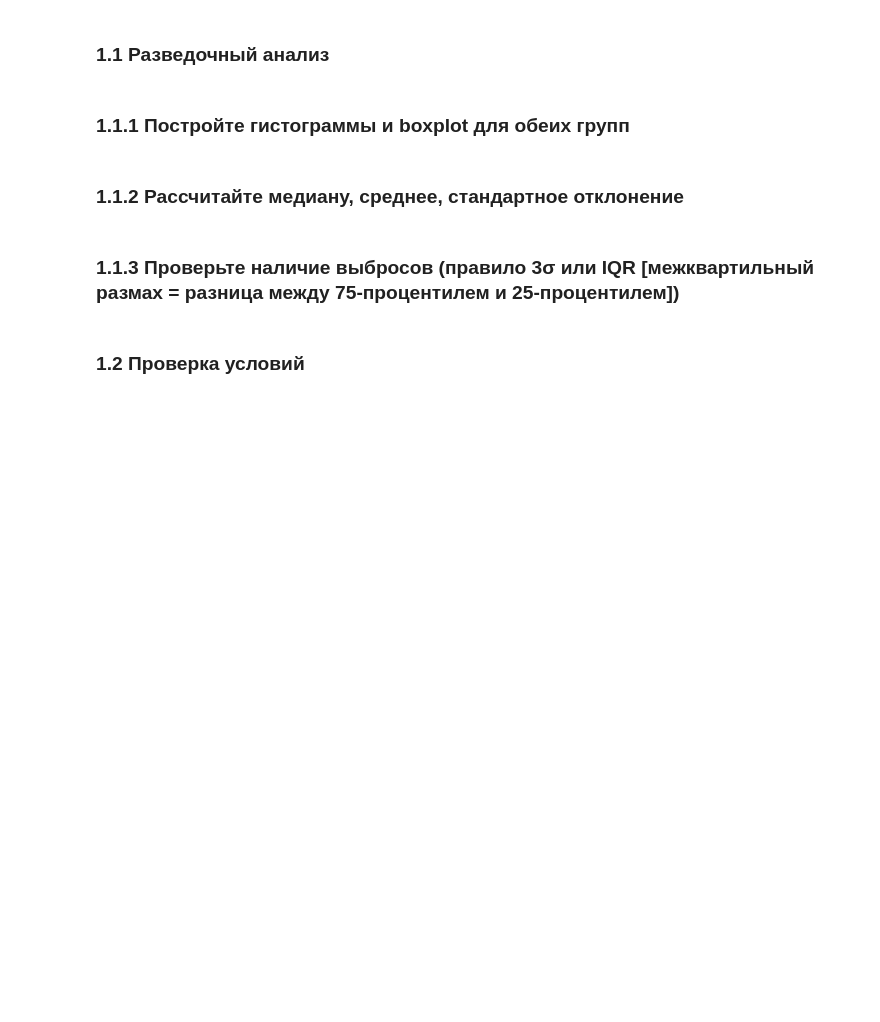
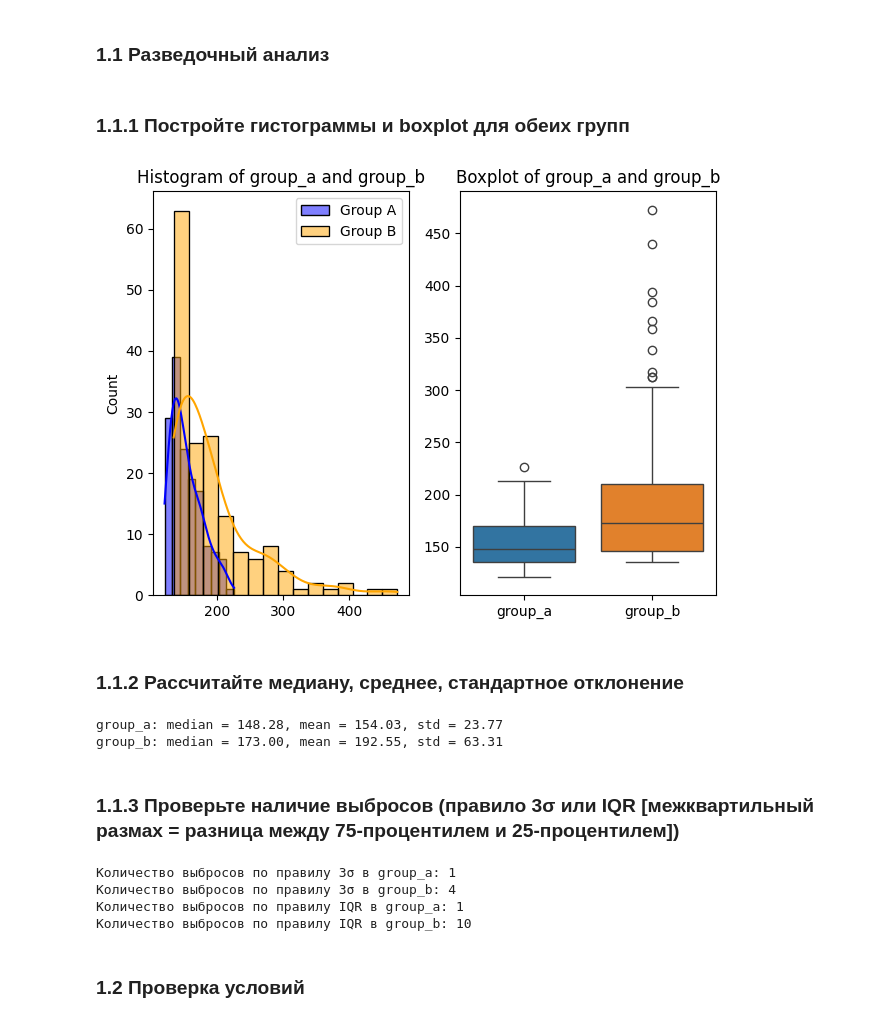
Before and after one commit to r42arty/hse, a Jupyter notebook: mod3/MathStat/MS_4.ipynb, the cells around one changed output. Drawn from its saved outputs; the diff is of its cells as text; code cells hidden in the pictures; blank space fills up the shorter version.

```diff
--- a/mod3/MathStat/MS_4.ipynb
+++ b/mod3/MathStat/MS_4.ipynb
@@ -215,25 +232,68 @@ group_b = generate_skewed(135, 50, 0.8, 160)
 # %% [markdown]
 ### 1.1.1 Постройте гистограммы и boxplot для обеих групп
 # %%
-plt.Figure(figsize=(18, 6))
+plt.Figure()
 
 plt.subplot(1, 2, 1)
 sns.histplot(group_a, color='blue', kde=True, label='Group A')
 sns.histplot(group_b, color='orange', kde=True, label='Group B')
 plt.title("Histogram of group_a and group_b")
 plt.legend()
 
 plt.subplot(1, 2, 2)
 sns.boxplot(data=[group_a, group_b])
 plt.xticks([0, 1], ["group_a", "group_b"])
 plt.title("Boxplot of group_a and group_b")
 
 plt.tight_layout()
 plt.show()
+# %% [output]
+[figure, added]
 # %% [markdown]
 ### 1.1.2 Рассчитайте медиану, среднее, стандартное отклонение
+# %%
+a_median = np.median(group_a)
+a_mean = np.mean(group_a)
+a_std = np.std(group_a, ddof=1)
+
+b_median = np.median(group_b)
+b_mean = np.mean(group_b)
+b_std = np.std(group_b, ddof=1)
+
+print(f"group_a: median = {a_median:.2f}, mean = {a_mean:.2f}, std = {a_std:.2f}")
+print(f"group_b: median = {b_median:.2f}, mean = {b_mean:.2f}, std = {b_std:.2f}")
+# %% [output]
+group_a: median = 148.28, mean = 154.03, std = 23.77
+group_b: median = 173.00, mean = 192.55, std = 63.31
 # %% [markdown]
 ### 1.1.3 Проверьте наличие выбросов (правило 3σ или IQR \[межквартильный размах = разница между 75-процентилем и 25-процентилем\])
+# %%
+# Правило 3σ
+a_outliers_3sigma = [x for x in group_a if x < (a_mean - 3*a_std) or x > (a_mean + 3*a_std)]
+b_outliers_3sigma = [x for x in group_b if x < (b_mean - 3*b_std) or x > (b_mean + 3*b_std)]
+
+# Правило IQR
+a_q1, a_q3 = np.percentile(group_a, [25, 75])
+a_iqr = a_q3 - a_q1
+a_lower_bound = a_q1 - 1.5 * a_iqr
+a_upper_bound = a_q3 + 1.5 * a_iqr
+a_outliers_iqr = [x for x in group_a if x < a_lower_bound or x > a_upper_bound]
+
+b_q1, b_q3 = np.percentile(group_b, [25, 75])
+b_iqr = b_q3 - b_q1
+b_lower_bound = b_q1 - 1.5 * b_iqr
+b_upper_bound = b_q3 + 1.5 * b_iqr
+b_outliers_iqr = [x for x in group_b if x < b_lower_bound or x > b_upper_bound]
+
+print(f"Количество выбросов по правилу 3σ в group_a: {len(a_outliers_3sigma)}")
+print(f"Количество выбросов по правилу 3σ в group_b: {len(b_outliers_3sigma)}")
+print(f"Количество выбросов по правилу IQR в group_a: {len(a_outliers_iqr)}")
+print(f"Количество выбросов по правилу IQR в group_b: {len(b_outliers_iqr)}")
+# %% [output]
+Количество выбросов по правилу 3σ в group_a: 1
+Количество выбросов по правилу 3σ в group_b: 4
+Количество выбросов по правилу IQR в group_a: 1
+Количество выбросов по правилу IQR в group_b: 10
 # %% [markdown]
 ### 1.2 Проверка условий
 # %% [markdown]
```
Also changed, not shown: parts of 13 cells of this notebook.
